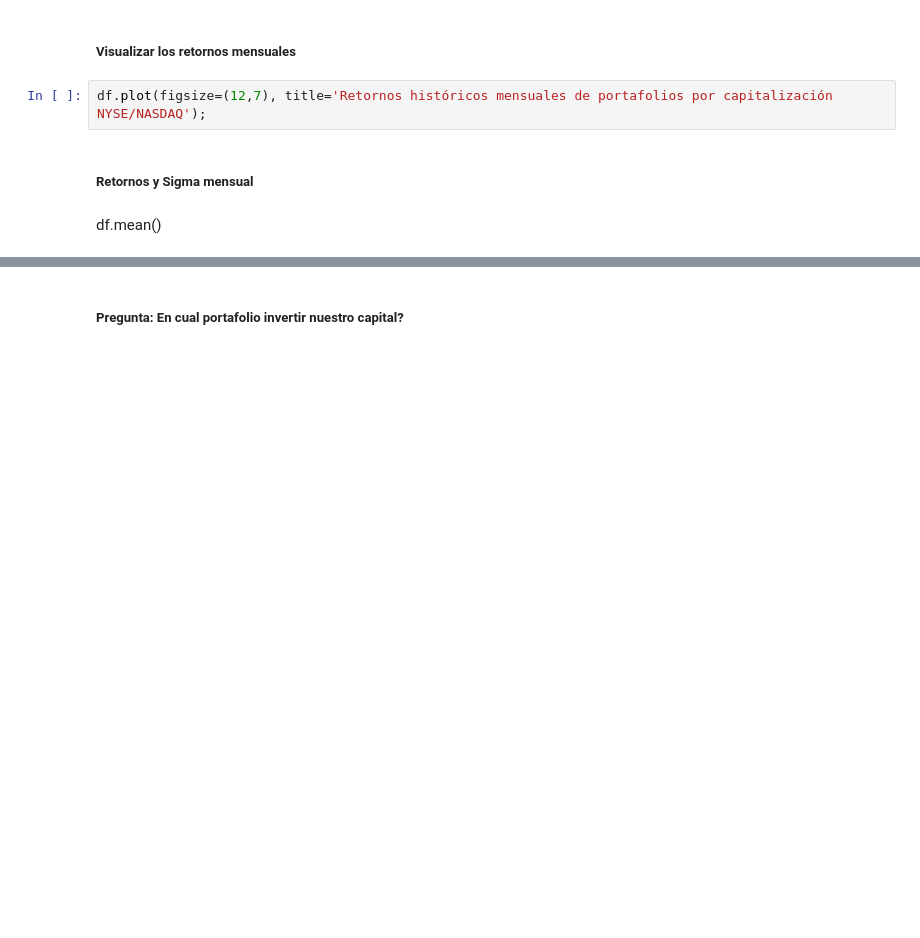
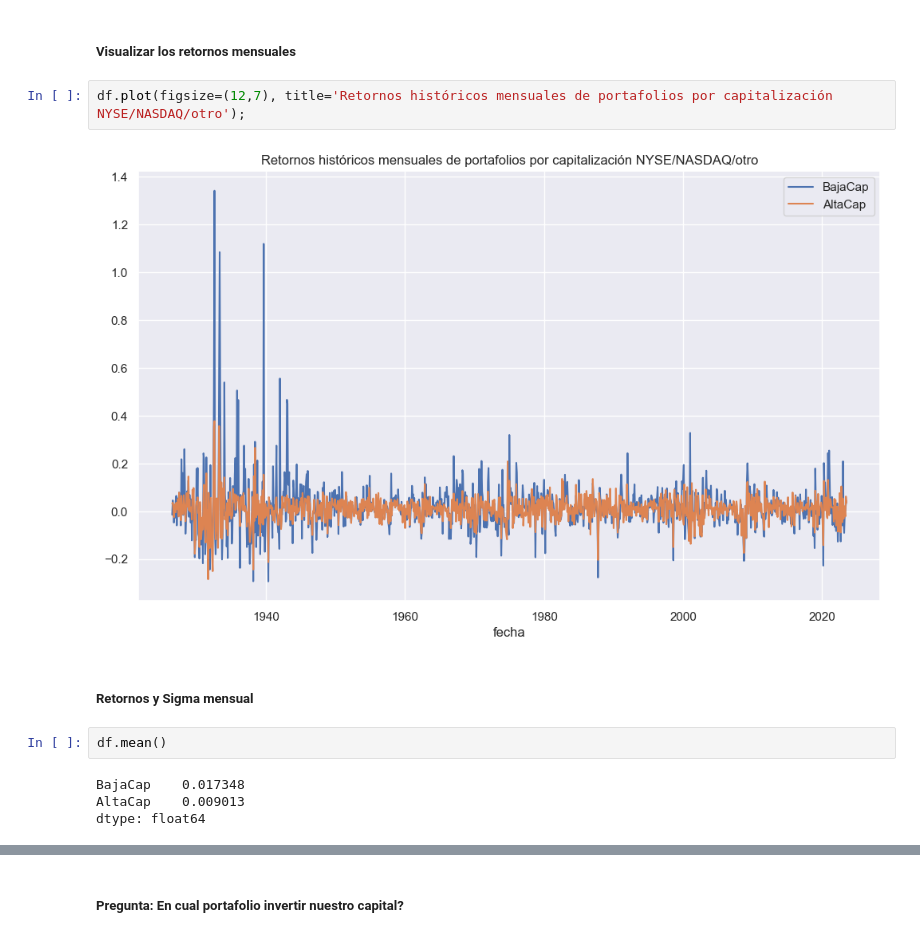
Before and after one commit to carlosdeoncedos/CienciaDatosFinanzas2023_09_martes, a Jupyter notebook: Sesion_5.ipynb, the cells around one changed output, grey strips where cells are left out. Saved outputs shown, nothing was run; the diff lists cells and outputs as text; blank space fills up the shorter version.

```diff
--- a/Sesion_5.ipynb
+++ b/Sesion_5.ipynb
@@ -242,10 +290,16 @@ df
 # %% [markdown]
 ##### Visualizar los retornos mensuales
 # %%
-df.plot(figsize=(12,7), title='Retornos históricos mensuales de portafolios por capitalización NYSE/NASDAQ');
+df.plot(figsize=(12,7), title='Retornos históricos mensuales de portafolios por capitalización NYSE/NASDAQ/otro');
+# %% [output]
+[figure, added]
 # %% [markdown]
 ##### Retornos y Sigma mensual
-# %% [markdown]
-df.mean()
+# %%
+df.mean()
+# %% [output]
+BajaCap    0.017348
+AltaCap    0.009013
+dtype: float64
 # %%
 df.std()
```
Also changed, not shown: parts of 16 cells of this notebook.
